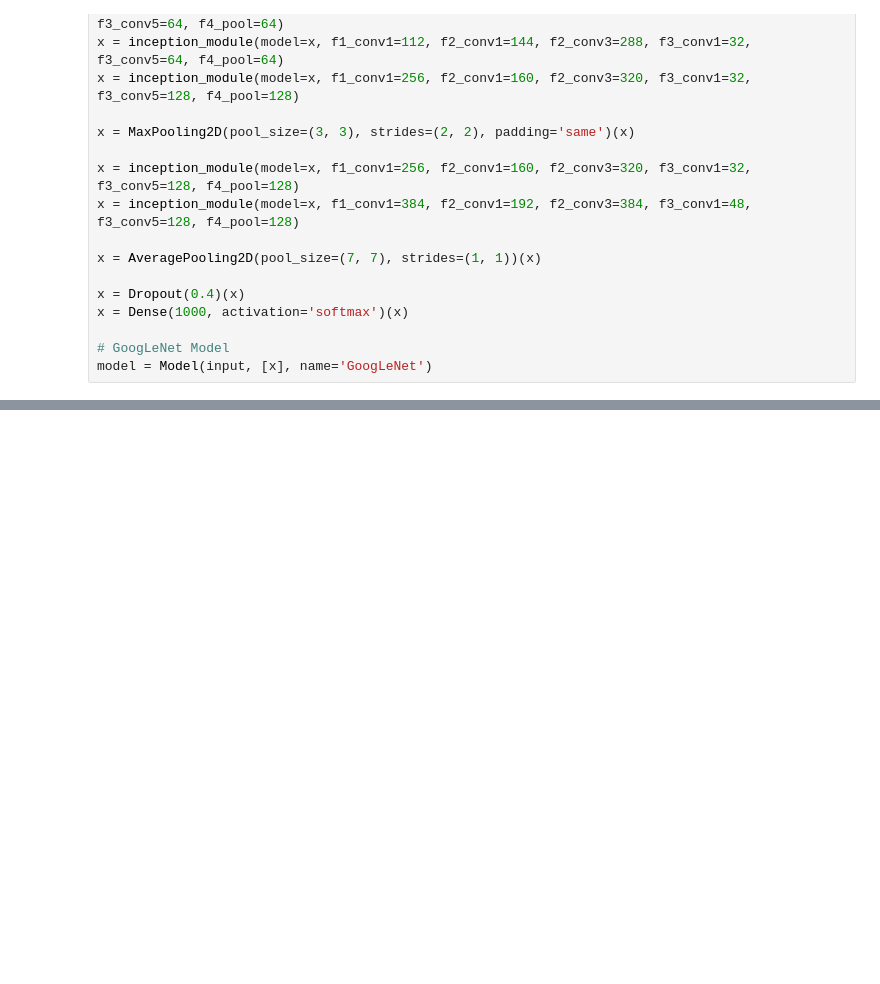
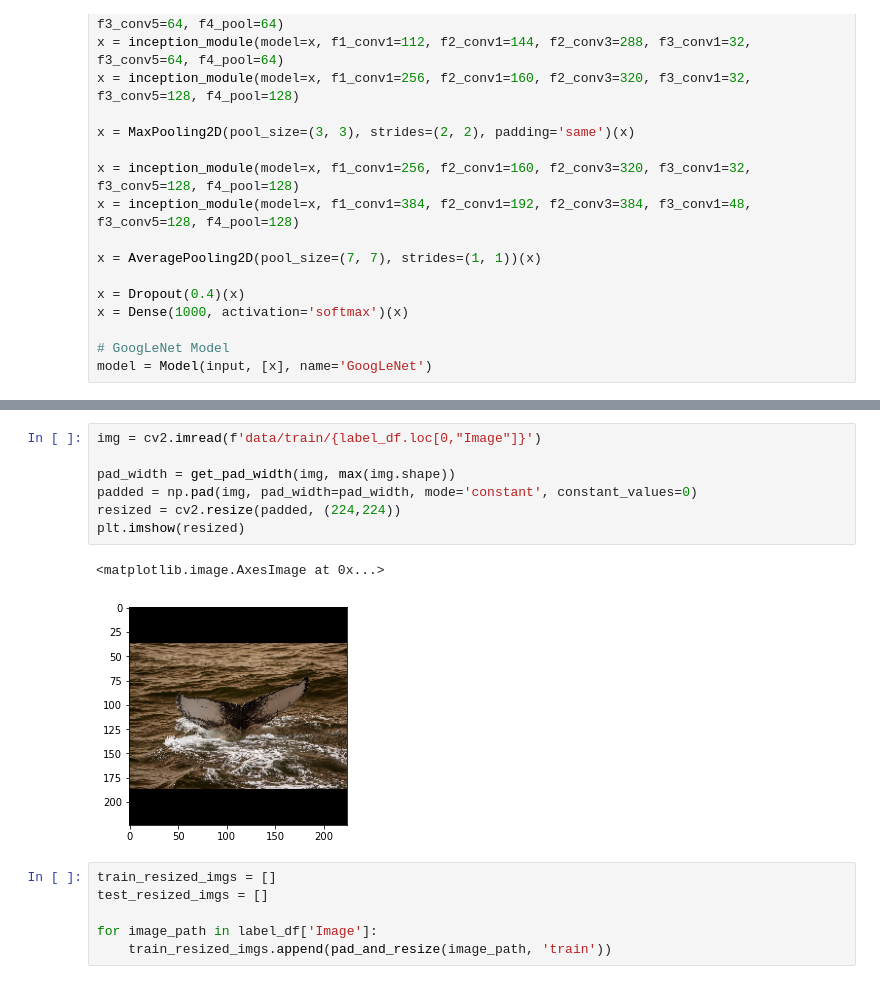
Before and after one commit to m6keller/GoogLeNet-Implementation-and-Summary, a Jupyter notebook: implementation.ipynb, the cells around one changed output, grey strips where cells are left out. Drawn from its saved outputs; the diff is of its cells as text; blank space fills up the shorter version.

Commit message:
partly added dataset to train

```diff
--- a/implementation.ipynb
+++ b/implementation.ipynb
@@ -105,0 +157,16 @@ Implementation based on [Khuyen Le's implementation](https://medium.com/mlearnin
+# %%
+img = cv2.imread(f'data/train/{label_df.loc[0,"Image"]}')
+
+pad_width = get_pad_width(img, max(img.shape))
+padded = np.pad(img, pad_width=pad_width, mode='constant', constant_values=0)
+resized = cv2.resize(padded, (224,224))
+plt.imshow(resized)
+# %% [output]
+<matplotlib.image.AxesImage at 0x...>
+[figure, added]
+# %%
+train_resized_imgs = []
+test_resized_imgs = []
+
+for image_path in label_df['Image']:
+    train_resized_imgs.append(pad_and_resize(image_path, 'train'))
```
Also changed, not shown: parts of 12 cells of this notebook, 1 other file.
